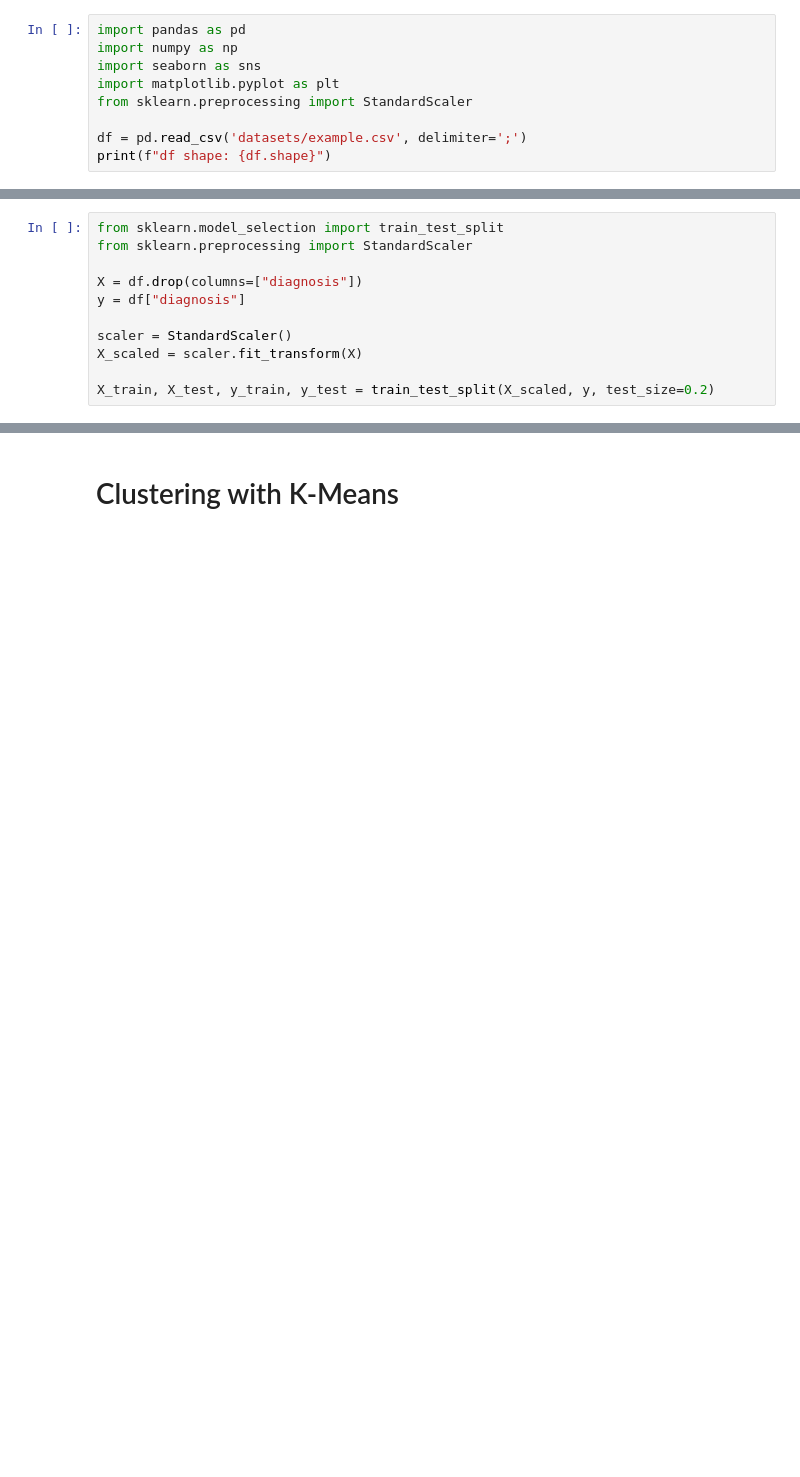
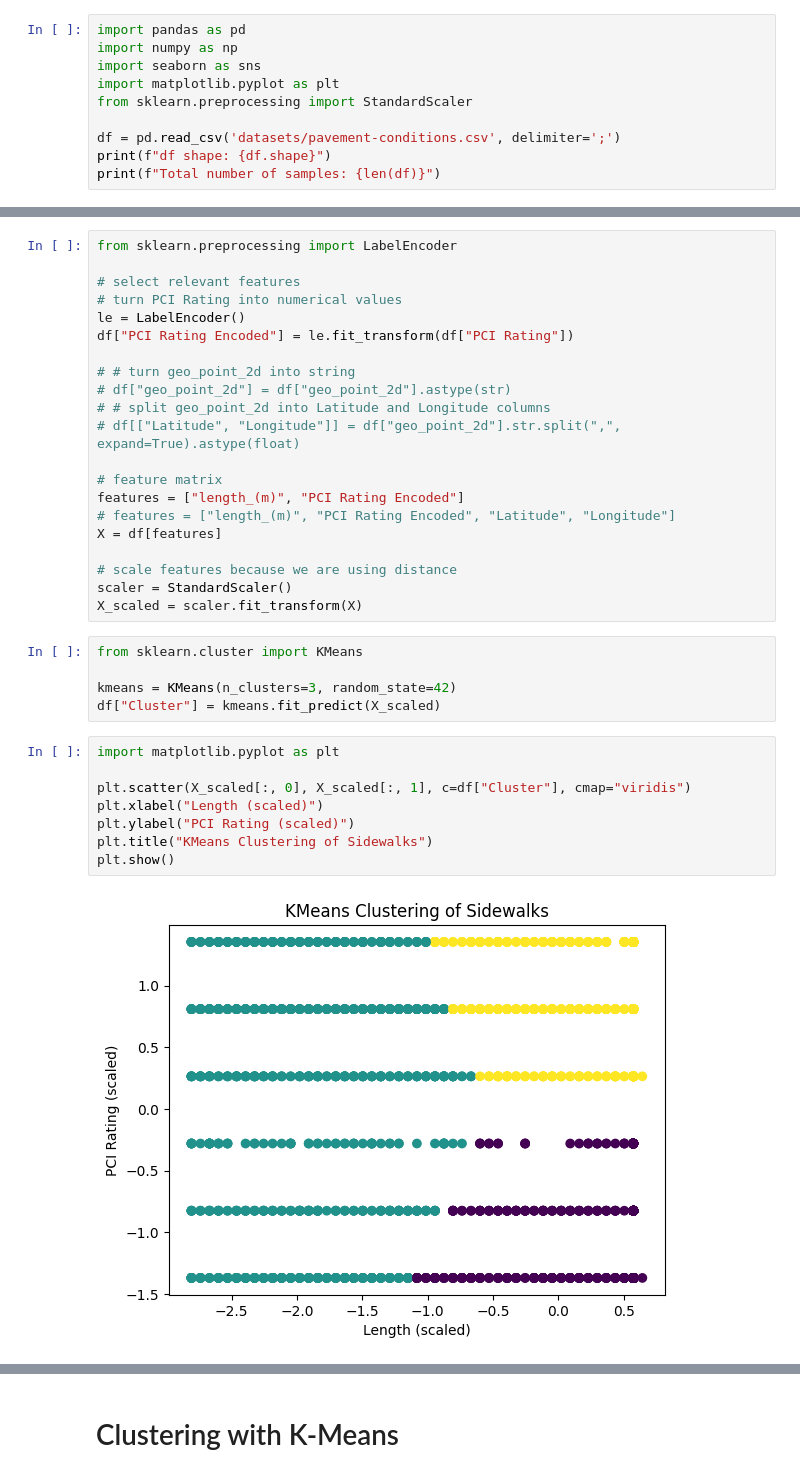
Before and after one commit to maishaSupritee/AI4GoodLab-Project, a Jupyter notebook: clustering.ipynb, the cells around one changed output, grey strips where cells are left out. Saved outputs shown, nothing was run; the diff lists cells and outputs as text; blank space fills up the shorter version.

Commit message:
idk i clustered pavement conditions

```diff
--- a/clustering.ipynb
+++ b/clustering.ipynb
@@ -5,6 +5,7 @@ import seaborn as sns
 import matplotlib.pyplot as plt
 from sklearn.preprocessing import StandardScaler
 
-df = pd.read_csv('datasets/example.csv', delimiter=';')
+df = pd.read_csv('datasets/pavement-conditions.csv', delimiter=';')
 print(f"df shape: {df.shape}")
+print(f"Total number of samples: {len(df)}")
 # %% [output]
@@ -12,11 +14,36 @@ df shape: (4, 7)
 # %%
-from sklearn.model_selection import train_test_split
-from sklearn.preprocessing import StandardScaler
+from sklearn.preprocessing import LabelEncoder
 
-X = df.drop(columns=["diagnosis"])
-y = df["diagnosis"]
+# select relevant features
+# turn PCI Rating into numerical values
+le = LabelEncoder()
+df["PCI Rating Encoded"] = le.fit_transform(df["PCI Rating"])
 
+# # turn geo_point_2d into string
+# df["geo_point_2d"] = df["geo_point_2d"].astype(str)
+# # split geo_point_2d into Latitude and Longitude columns
+# df[["Latitude", "Longitude"]] = df["geo_point_2d"].str.split(",", expand=True).astype(float)
+
+# feature matrix
+features = ["length_(m)", "PCI Rating Encoded"]
+# features = ["length_(m)", "PCI Rating Encoded", "Latitude", "Longitude"]
+X = df[features]
+
+# scale features because we are using distance
 scaler = StandardScaler()
 X_scaled = scaler.fit_transform(X)
-
-X_train, X_test, y_train, y_test = train_test_split(X_scaled, y, test_size=0.2)
+# %%
+from sklearn.cluster import KMeans
+
+kmeans = KMeans(n_clusters=3, random_state=42)
+df["Cluster"] = kmeans.fit_predict(X_scaled)
+# %%
+import matplotlib.pyplot as plt
+
+plt.scatter(X_scaled[:, 0], X_scaled[:, 1], c=df["Cluster"], cmap="viridis")
+plt.xlabel("Length (scaled)")
+plt.ylabel("PCI Rating (scaled)")
+plt.title("KMeans Clustering of Sidewalks")
+plt.show()
+# %% [output]
+[figure, added]
```
Also changed, not shown: parts of 10 cells of this notebook.
